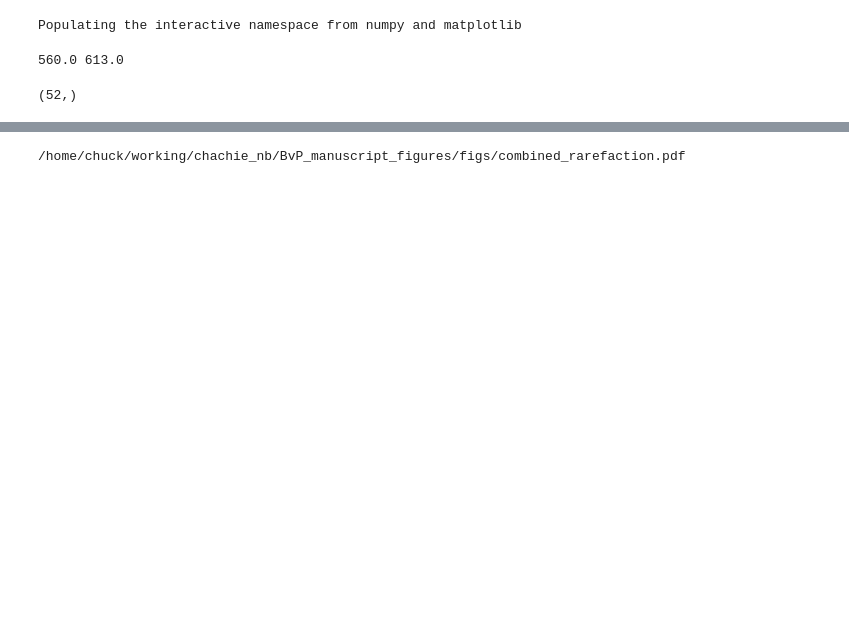
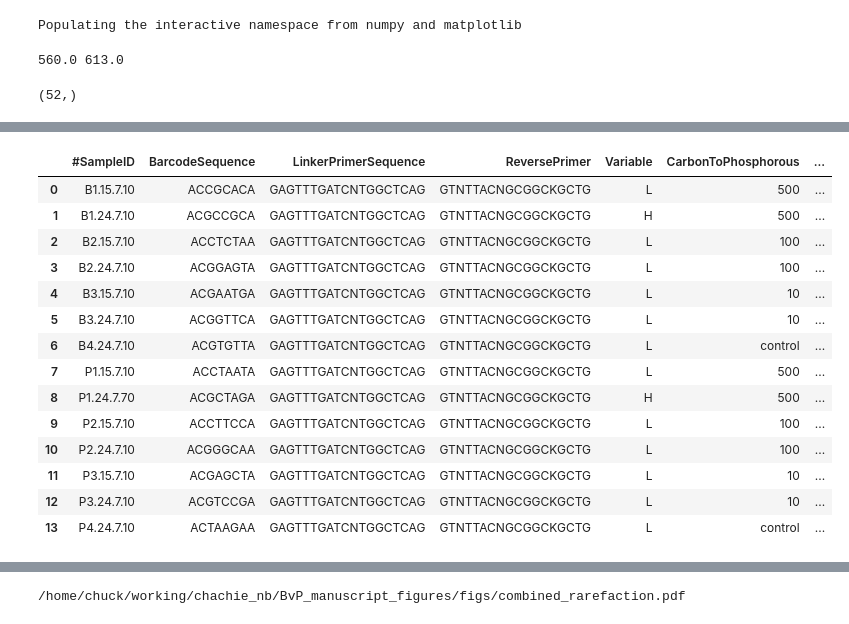
Before and after one commit to chuckpr/BvP_manuscript_figures, a Jupyter notebook: rarefaction_curves.ipynb, the cells around one changed output, grey strips where cells are left out. Drawn from its saved outputs; the diff is of its cells as text; code cells hidden in the pictures; blank space fills up the shorter version.

```diff
--- a/rarefaction_curves.ipynb
+++ b/rarefaction_curves.ipynb
@@ -104,3 +104,21 @@ df_euk.head()
+# %%
+pd.read_csv("../data/chachie_mapper_B.txt", sep="\t")
+# %% [output]
+|  | #SampleID | BarcodeSequence | LinkerPrimerSequence | ReversePrimer | Variable | CarbonToPhosphorous | ... |
+| 0 | B1.15.7.10 | ACCGCACA | GAGTTTGATCNTGGCTCAG | GTNTTACNGCGGCKGCTG | L | 500 | ... |
+| 1 | B1.24.7.10 | ACGCCGCA | GAGTTTGATCNTGGCTCAG | GTNTTACNGCGGCKGCTG | H | 500 | ... |
+| 2 | B2.15.7.10 | ACCTCTAA | GAGTTTGATCNTGGCTCAG | GTNTTACNGCGGCKGCTG | L | 100 | ... |
+| 3 | B2.24.7.10 | ACGGAGTA | GAGTTTGATCNTGGCTCAG | GTNTTACNGCGGCKGCTG | L | 100 | ... |
+| 4 | B3.15.7.10 | ACGAATGA | GAGTTTGATCNTGGCTCAG | GTNTTACNGCGGCKGCTG | L | 10 | ... |
+| 5 | B3.24.7.10 | ACGGTTCA | GAGTTTGATCNTGGCTCAG | GTNTTACNGCGGCKGCTG | L | 10 | ... |
+| 6 | B4.24.7.10 | ACGTGTTA | GAGTTTGATCNTGGCTCAG | GTNTTACNGCGGCKGCTG | L | control | ... |
+| 7 | P1.15.7.10 | ACCTAATA | GAGTTTGATCNTGGCTCAG | GTNTTACNGCGGCKGCTG | L | 500 | ... |
+| 8 | P1.24.7.70 | ACGCTAGA | GAGTTTGATCNTGGCTCAG | GTNTTACNGCGGCKGCTG | H | 500 | ... |
+| 9 | P2.15.7.10 | ACCTTCCA | GAGTTTGATCNTGGCTCAG | GTNTTACNGCGGCKGCTG | L | 100 | ... |
+| 10 | P2.24.7.10 | ACGGGCAA | GAGTTTGATCNTGGCTCAG | GTNTTACNGCGGCKGCTG | L | 100 | ... |
+| 11 | P3.15.7.10 | ACGAGCTA | GAGTTTGATCNTGGCTCAG | GTNTTACNGCGGCKGCTG | L | 10 | ... |
+| 12 | P3.24.7.10 | ACGTCCGA | GAGTTTGATCNTGGCTCAG | GTNTTACNGCGGCKGCTG | L | 10 | ... |
+| 13 | P4.24.7.10 | ACTAAGAA | GAGTTTGATCNTGGCTCAG | GTNTTACNGCGGCKGCTG | L | control | ... |
 # %%
 t = otu_table_bact
 
```
Also changed, not shown: parts of 7 cells of this notebook, 1 other file.
